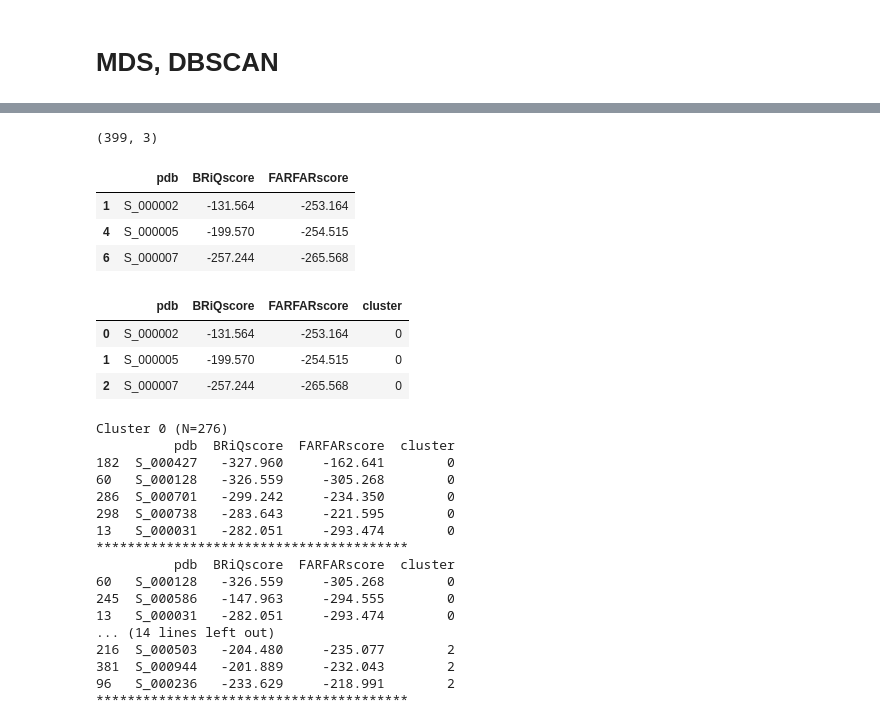
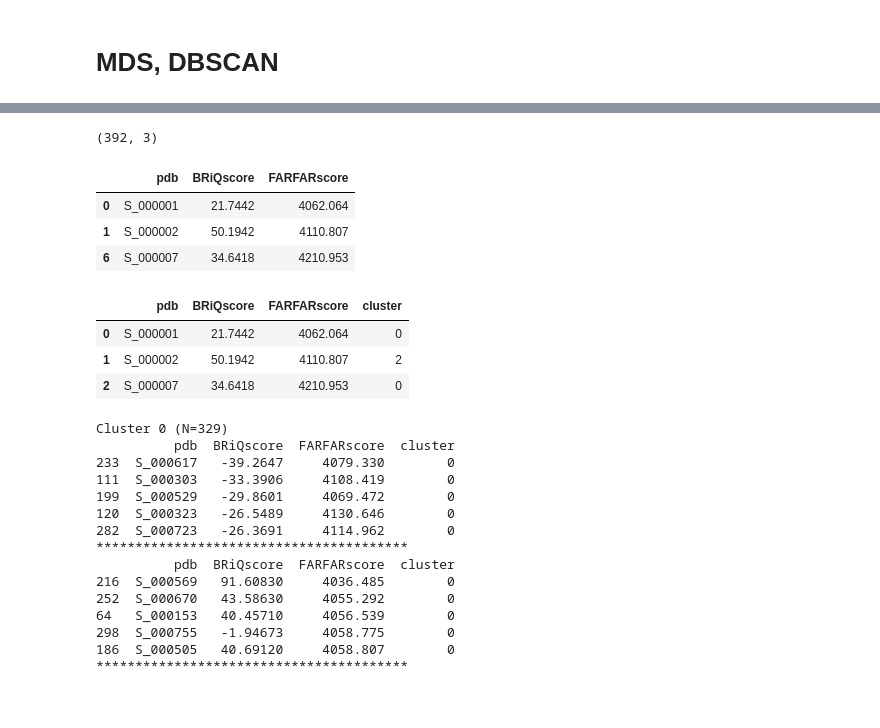
Before and after one commit to Shunsuke-1994/casp16, a Jupyter notebook: notebooks/R1221.ipynb, the cells around one changed output, grey strips where cells are left out. Saved outputs shown, nothing was run; the diff lists cells and outputs as text; code cells hidden in the pictures.

```diff
--- a/notebooks/R1221.ipynb
+++ b/notebooks/R1221.ipynb
@@ -177,52 +178,52 @@ plt.show()
 # %%
 df_scores.head(3)
 
-pdb_selected = !ls ./datasets/casp16/R1212/pdb_selected/*pdb
+# pdb_selected = !ls ./datasets/casp16/R1212/pdb_selected/*pdb
+pdb_selected = !ls {pdb_dir}/*pdb
 pdb_selected = [os.path.basename(p).replace(".pdb", "") for p in pdb_selected]
 df_scores_selected = df_scores[df_scores["pdb"].isin(pdb_selected)]
 print(df_scores_selected.shape)
 df_scores_selected.head(3)
 # %% [output]
-(399, 3)
+(392, 3)
 |  | pdb | BRiQscore | FARFARscore |
-| 1 | S_000002 | -131.564 | -253.164 |
-| 4 | S_000005 | -199.570 | -254.515 |
-| 6 | S_000007 | -257.244 | -265.568 |
+| 0 | S_000001 | 21.7442 | 4062.064 |
+| 1 | S_000002 | 50.1942 | 4110.807 |
+| 6 | S_000007 | 34.6418 | 4210.953 |
 # %%
 df_scores_selected["cluster"] = clustering.labels_
-df_scores_selected.to_csv(f"{pdb_sele_dir}/R1212_scores_clustered.csv", index=False)
-df_scores_selected = pd.read_csv(f"{pdb_sele_dir}/R1212_scores_clustered.csv")
+df_scores_selected.to_csv(f"{pdb_dir}/R1221_scores_clustered.csv", index=False)
+df_scores_selected = pd.read_csv(f"{pdb_dir}/R1221_scores_clustered.csv")
 df_scores_selected.head(3)
 # %% [output]
 |  | pdb | BRiQscore | FARFARscore | cluster |
-| 0 | S_000002 | -131.564 | -253.164 | 0 |
-| 1 | S_000005 | -199.570 | -254.515 | 0 |
-| 2 | S_000007 | -257.244 | -265.568 | 0 |
+| 0 | S_000001 | 21.7442 | 4062.064 | 0 |
+| 1 | S_000002 | 50.1942 | 4110.807 | 2 |
+| 2 | S_000007 | 34.6418 | 4210.953 | 0 |
 # %%
-for c in [0,2]:
+# for c in [0,1,2,3,4,5,6]:
+for c in [0]:
     n = sum(df_scores_selected["cluster"] == c)
     print(f"Cluster {c} (N={n})")
-    print(df_scores_selected[df_scores_selected["cluster"] == c].sort_values("BRiQscore").head(5))
+    print(df_scores_selected[df_scores_selected["cluster"] == c].sort_values("BRiQscore").head())
     print("**"*20)
-    print(df_scores_selected[df_scores_selected["cluster"] == c].sort_values("FARFARscore").head(5))
+    print(df_scores_selected[df_scores_selected["cluster"] == c].sort_values("FARFARscore").head())
     print("**"*20)
 # %% [output]
-Cluster 0 (N=276)
+Cluster 0 (N=329)
           pdb  BRiQscore  FARFARscore  cluster
-182  S_000427   -327.960     -162.641        0
-60   S_000128   -326.559     -305.268        0
-286  S_000701   -299.242     -234.350        0
-298  S_000738   -283.643     -221.595        0
-13   S_000031   -282.051     -293.474        0
+233  S_000617   -39.2647     4079.330        0
+111  S_000303   -33.3906     4108.419        0
+199  S_000529   -29.8601     4069.472        0
+120  S_000323   -26.5489     4130.646        0
+282  S_000723   -26.3691     4114.962        0
 ****************************************
           pdb  BRiQscore  FARFARscore  cluster
-60   S_000128   -326.559     -305.268        0
-245  S_000586   -147.963     -294.555        0
-13   S_000031   -282.051     -293.474        0
-... (14 lines left out)
-216  S_000503   -204.480     -235.077        2
-381  S_000944   -201.889     -232.043        2
-96   S_000236   -233.629     -218.991        2
+216  S_000569   91.60830     4036.485        0
+252  S_000670   43.58630     4055.292        0
+64   S_000153   40.45710     4056.539        0
+298  S_000755   -1.94673     4058.775        0
+186  S_000505   40.69120     4058.807        0
 ****************************************
 # %%
 # scatter for each cluster
```
Also changed, not shown: parts of 28 cells of this notebook.
